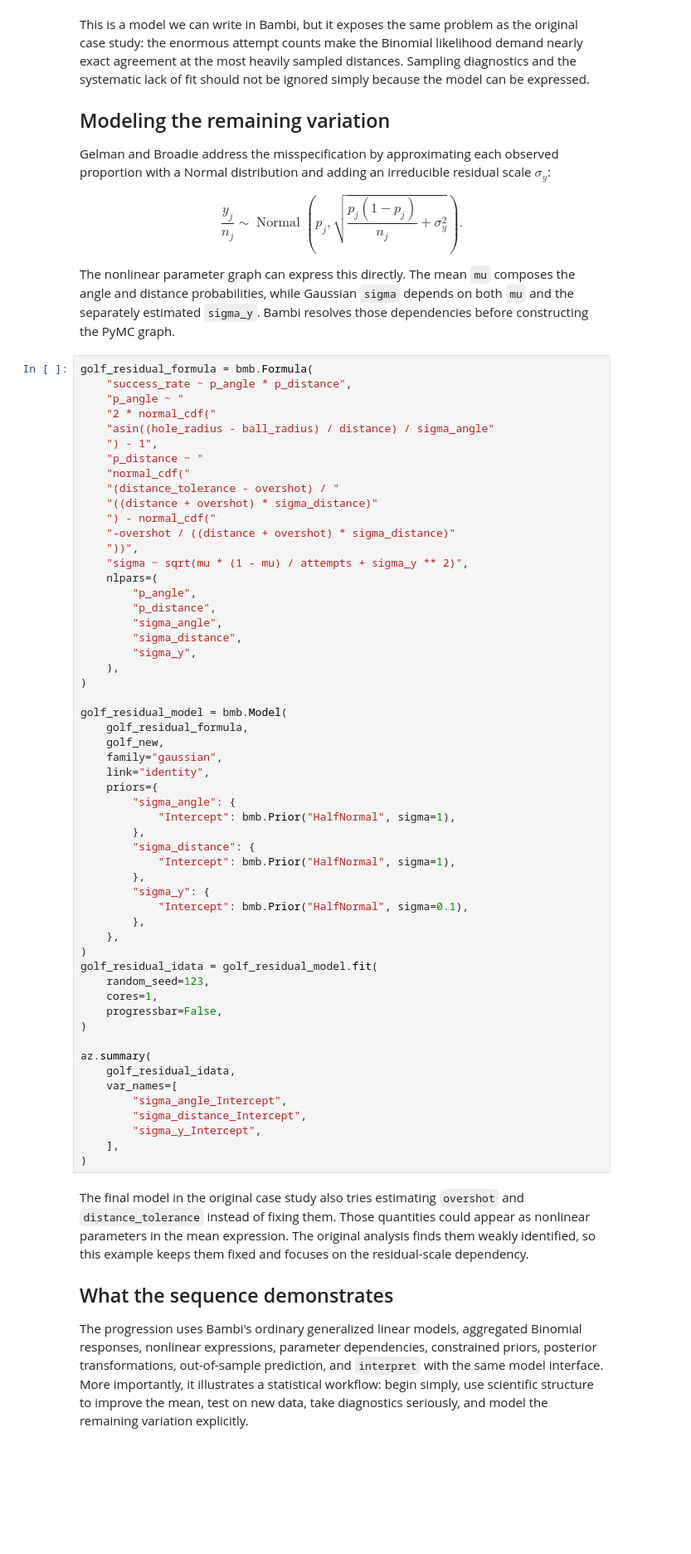
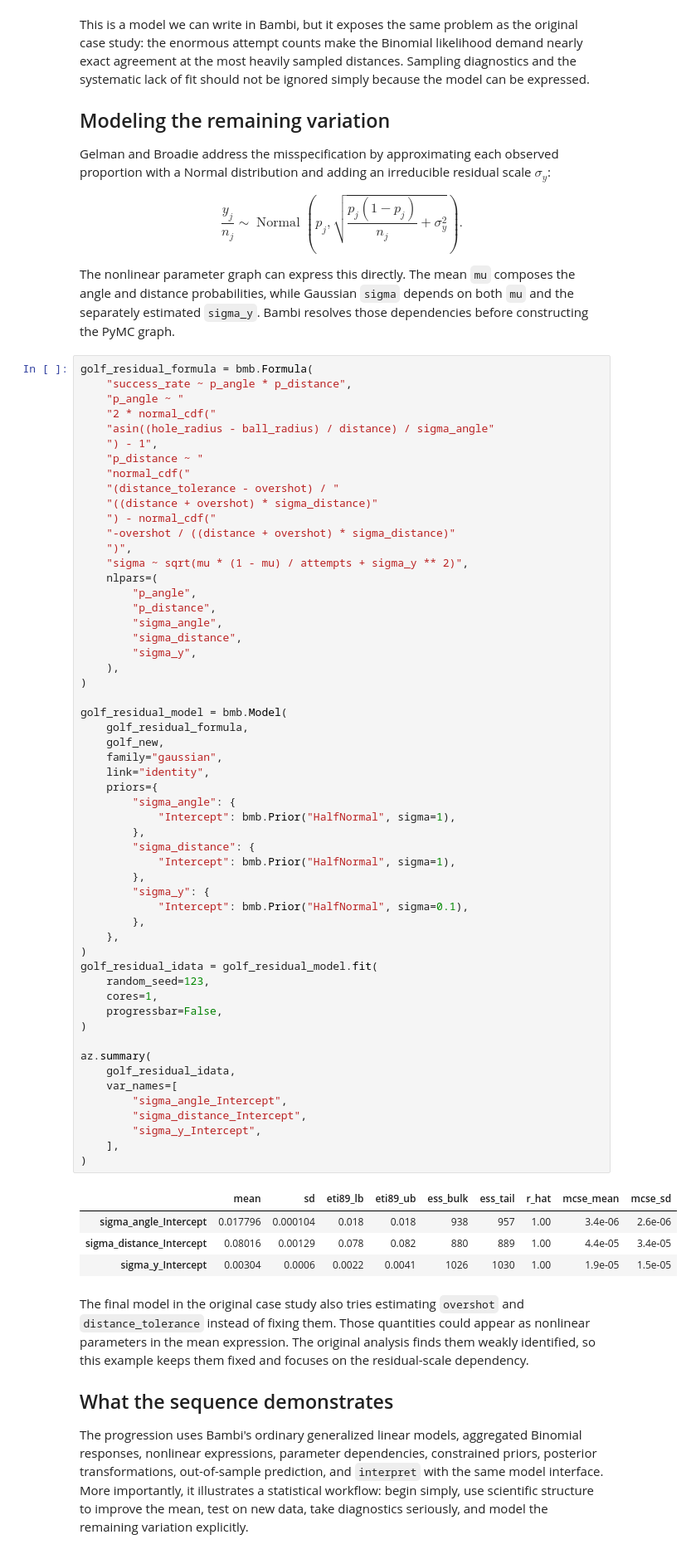
Before and after one commit to tjburch/bambi, a Jupyter notebook: docs/notebooks/golf_putting.ipynb, the cells around one changed output. Shown at 83% size. Saved outputs shown, nothing was run; the diff lists cells and outputs as text; blank space fills up the shorter version.

```diff
--- a/docs/notebooks/golf_putting.ipynb
+++ b/docs/notebooks/golf_putting.ipynb
@@ -344,7 +340,7 @@ golf_residual_formula = bmb.Formula(
     "((distance + overshot) * sigma_distance)"
     ") - normal_cdf("
     "-overshot / ((distance + overshot) * sigma_distance)"
-    "))",
+    ")",
     "sigma ~ sqrt(mu * (1 - mu) / attempts + sigma_y ** 2)",
     nlpars=(
         "p_angle",
@@ -359,33 +355,38 @@ golf_residual_model = bmb.Model(
     golf_residual_formula,
     golf_new,
     family="gaussian",
     link="identity",
     priors={
         "sigma_angle": {
             "Intercept": bmb.Prior("HalfNormal", sigma=1),
         },
         "sigma_distance": {
             "Intercept": bmb.Prior("HalfNormal", sigma=1),
         },
         "sigma_y": {
             "Intercept": bmb.Prior("HalfNormal", sigma=0.1),
         },
     },
 )
 golf_residual_idata = golf_residual_model.fit(
     random_seed=123,
     cores=1,
     progressbar=False,
 )
 
 az.summary(
     golf_residual_idata,
     var_names=[
         "sigma_angle_Intercept",
         "sigma_distance_Intercept",
         "sigma_y_Intercept",
     ],
 )
+# %% [output]
+|  | mean | sd | eti89_lb | eti89_ub | ess_bulk | ess_tail | r_hat | mcse_mean | mcse_sd |
+| sigma_angle_Intercept | 0.017796 | 0.000104 | 0.018 | 0.018 | 938 | 957 | 1.00 | 3.4e-06 | 2.6e-06 |
+| sigma_distance_Intercept | 0.08016 | 0.00129 | 0.078 | 0.082 | 880 | 889 | 1.00 | 4.4e-05 | 3.4e-05 |
+| sigma_y_Intercept | 0.00304 | 0.0006 | 0.0022 | 0.0041 | 1026 | 1030 | 1.00 | 1.9e-05 | 1.5e-05 |
 # %% [markdown]
 
 The final model in the original case study also tries estimating `overshot` and
```
Also changed, not shown: parts of 8 cells of this notebook, 5 other files.
